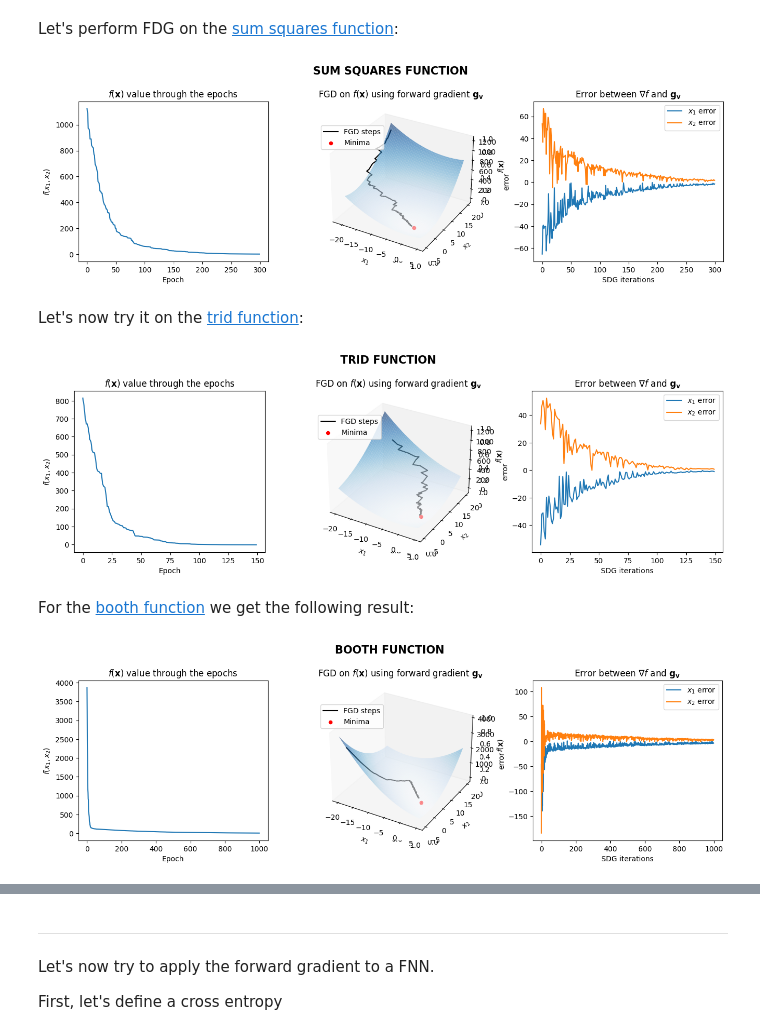
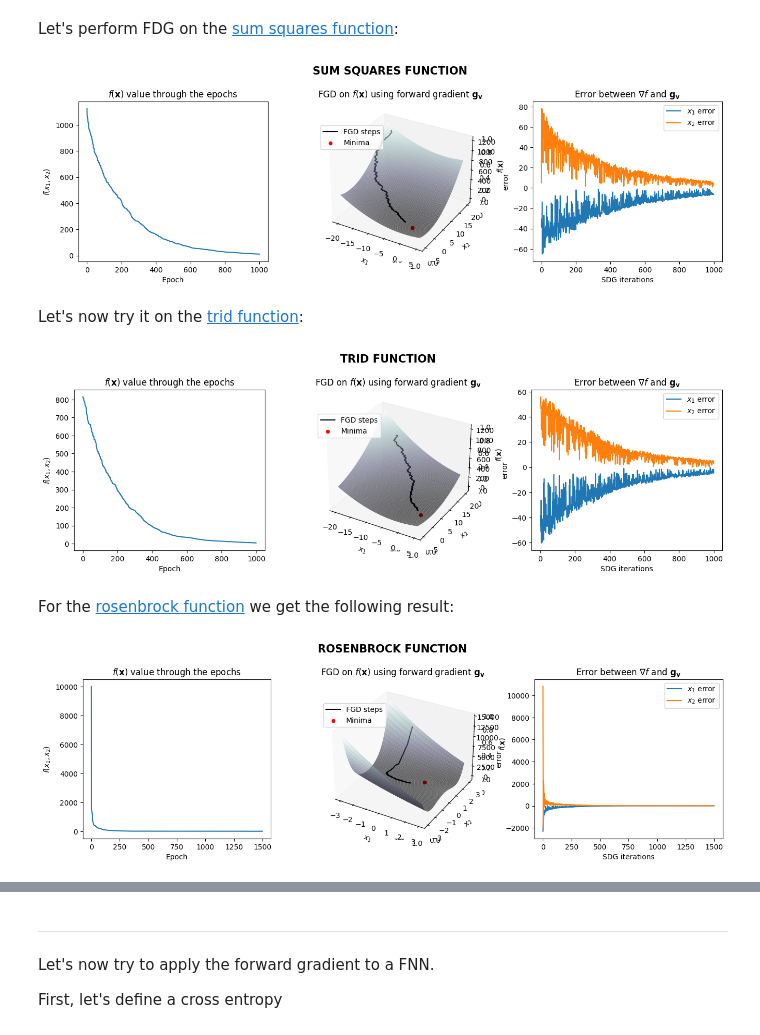
Before and after one commit to luigi-ga/GradientsWithoutBackpropagation, a Jupyter notebook: fwdgrad.ipynb, the cells around one changed output, grey strips where cells are left out. Cells and saved outputs as stored; diff of their text form; code cells hidden in the pictures.

Commit message:
first good results apparently

```diff
--- a/fwdgrad.ipynb
+++ b/fwdgrad.ipynb
@@ -37,7 +37,7 @@ warnings.filterwarnings("ignore")
 ##### **Example [1.1]**
 Let's try to perform **forward gradient descent** using the *forward gradients* on several functions. First, let's define a function that will plot the FGD:
 # %%
-def plot_fgd(f_name, f, primals, min, l_rate, epochs, t1=np.linspace(-20, 5, 100), t2=np.linspace(-5, 20, 100)):
+def plot_fgd(f_name, f, primals, min, l_rate, epochs, t1=torch.linspace(-20, 5, 100), t2=torch.linspace(-5, 20, 100)):
     # Define v as canonic base
     v_canonic = [tuple([torch.ones(p.shape) if i==j else torch.zeros(p.shape) for i, p in enumerate(primals)]) for j in range(len(primals))]
 
@@ -60,13 +60,13 @@ def plot_fgd(f_name, f, primals, min, l_rate, epochs, t1=np.linspace(-20, 5, 100
         fwd_grads.append([jvp * v_params[j] for j, p in enumerate(primals)])
         true_grads.append([functorch.jvp(f, primals, v)[1].item() for v in v_canonic])
 
-    # Transform to numpy lists
-    x_values = np.array(x_values)
-    fwd_grads = np.array(fwd_grads)
-    true_grads = np.array(true_grads)
+    # Transform to tensor
+    x_values = torch.tensor(x_values)
+    fwd_grads = torch.tensor(fwd_grads)
+    true_grads = torch.tensor(true_grads)
 
     # Define the parameters for the plot
-    T1, T2 = np.meshgrid(t1, t2)
+    T1, T2 = torch.meshgrid(t1, t2)
 
     # Set up a figure
     fig = plt.figure(figsize=plt.figaspect(.25))
@@ -78,7 +78,7 @@ def plot_fgd(f_name, f, primals, min, l_rate, epochs, t1=np.linspace(-20, 5, 100
     ax1.grid(False)
     ax1.set_title(r"FGD on $f(\mathbf{x})$ using forward gradient $\mathbf{g}_\mathbf{v}$")
     # Plot f, GD steps and minima
-    ax1.plot_surface(T1, T2, f(T1, T2), cmap='Blues', alpha=0.6)
+    ax1.plot_surface(T1, T2, f(T1, T2), cmap='bone', alpha=0.6)
     ax1.plot(x_values[:, 0], x_values[:, 1], f(*x_values.T), '-', color='black', label="FGD steps", alpha=1)
     ax1.scatter(min[0], min[1], min[2], color='r', label='Minima')
     # Add labels and legend
@@ -108,38 +108,37 @@ def plot_fgd(f_name, f, primals, min, l_rate, epochs, t1=np.linspace(-20, 5, 100
 Let's perform FDG on the [sum squares function](https://www.sfu.ca/~ssurjano/sumsqu.html):
 # %%
 # Define the function
-def f1(x1, x2):
-    return x1**2 + 2*x2**2
+def sumsquares(x1, x2):
+    return x1 ** 2 + 2 * x2 ** 2
 
 # Define primals (x1, x2)
 primals = (torch.tensor([-18.]), torch.tensor([20.]))
 
-plot_fgd("SUM SQUARES FUNCTION", f1, primals, min=[0,0,0], l_rate=0.05, epochs=300)
+plot_fgd("SUM SQUARES FUNCTION", sumsquares, primals, min=[0,0,0], l_rate=1e-2, epochs=1000)
 # %% [output]
-[figure, old version]
+[figure, new version]
 # %% [markdown]
 Let's now try it on the [trid function](https://www.sfu.ca/~ssurjano/trid.html):
 # %%
 # Define the function
 def trid(x1, x2):
-    return (x1-1)**2 + (x2-1)**2 - x2*x1
+    return (x1 - 1) ** 2 + (x2 - 1) ** 2 - x2 * x1
 
 # Define primals (x1, x2)
 primals = (torch.tensor([-15.]), torch.tensor([18.]))
 
-plot_fgd("TRID FUNCTION", trid, primals, min=[2,2,-12], l_rate=0.1, epochs=150)
+plot_fgd("TRID FUNCTION", trid, primals, min=[2,2,-12], l_rate=0.01, epochs=1000)
 # %% [output]
-[figure, old version]
+[figure, new version]
 # %% [markdown]
-For the [booth function](https://www.sfu.ca/~ssurjano/booth.html) we get the following result:
+For the [rosenbrock function](https://www.sfu.ca/~ssurjano/rosen.html) we get the following result:
 # %%
-# Define the function
-def f3(x1, x2):
-    return (x1+2*x2-7)**2 + (2*x1+x2-5)**2
+def rosenbrock(x1, x2):
+    return 100 * (x1 - x2 ** 2) ** 2 + (x2 - 1) ** 2
 
 # Define primals (x1, x2)
-primals = (torch.tensor([-20.]), torch.tensor([-5.]))
+primals = (torch.tensor([-1.]), torch.tensor([3.]))
 
-plot_fgd("BOOTH FUNCTION", f3, primals, min=[1,3,0], l_rate=0.01, epochs=1000)
+plot_fgd("ROSENBROCK FUNCTION", rosenbrock, primals, min=[1,1,0], l_rate=2e-4, epochs=1500, t1=torch.linspace(-3, 3, 100), t2=torch.linspace(-3, 3, 100))
 # %% [output]
-[figure, old version]
+[figure, new version]
```
Also changed, not shown: parts of 4 cells of this notebook.
